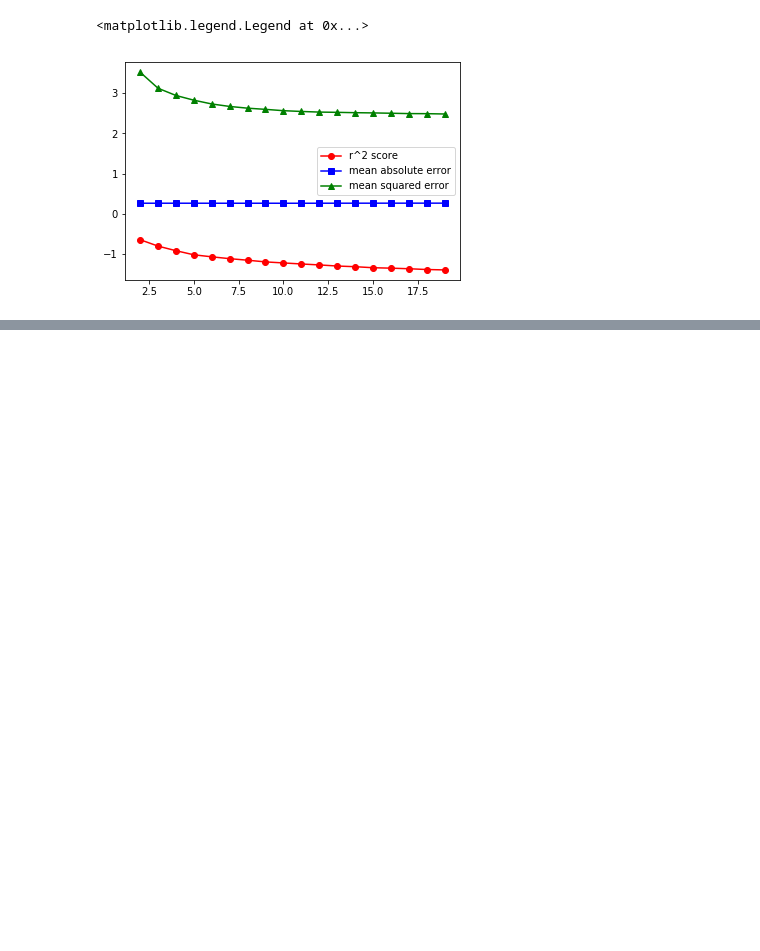
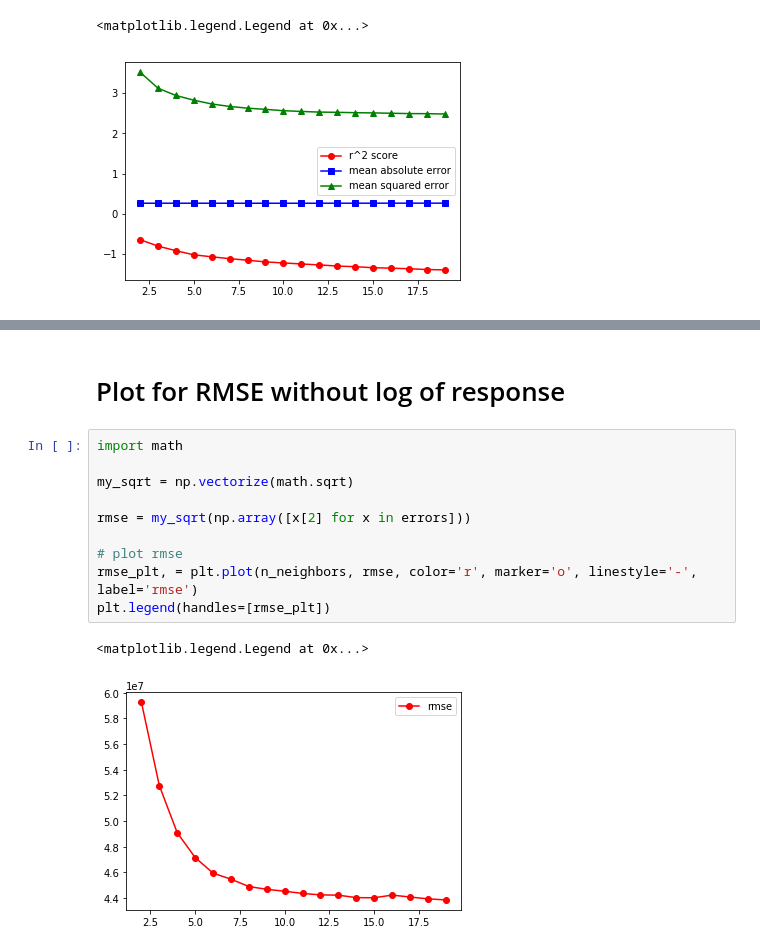
Before and after one commit to aparamshetti/StatsProject, a Jupyter notebook: code/KNeighbourRegressor.ipynb, the cells around one changed output, grey strips where cells are left out. Cells and saved outputs as stored; diff of their text form; blank space fills up the shorter version.

```diff
--- a/code/KNeighbourRegressor.ipynb
+++ b/code/KNeighbourRegressor.ipynb
@@ -141,0 +183,15 @@ plt.legend(handles=[r2_error, mean_abs_error, mean_squ_error])
+# %% [markdown]
+# Plot for RMSE without log of response
+# %%
+import math
+
+my_sqrt = np.vectorize(math.sqrt)
+
+rmse = my_sqrt(np.array([x[2] for x in errors]))
+
+# plot rmse
+rmse_plt, = plt.plot(n_neighbors, rmse, color='r', marker='o', linestyle='-', label='rmse')
+plt.legend(handles=[rmse_plt])
+# %% [output]
+<matplotlib.legend.Legend at 0x...>
+[figure, added]
```
Also changed, not shown: parts of 6 cells of this notebook.
